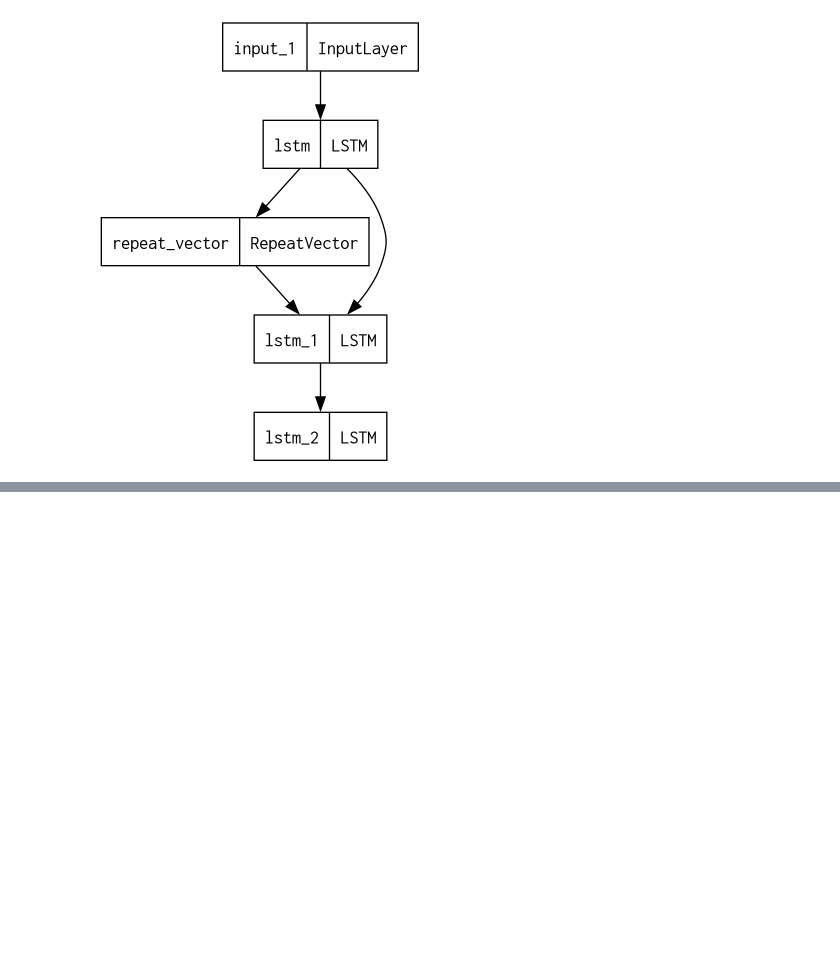
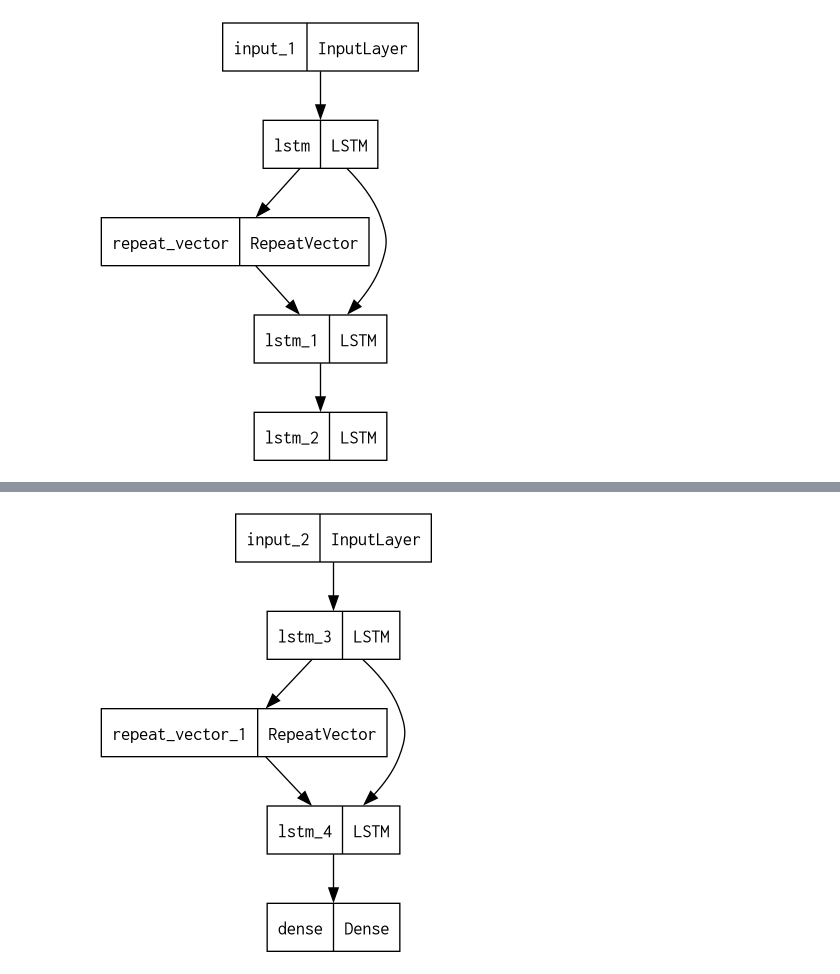
Before and after one commit to Gayara-Fernando/seq_2_seq, a Jupyter notebook: 0_plausible_seq_2_seq_Architectures.ipynb, the cells around one changed output, grey strips where cells are left out. Cells and saved outputs as stored; diff of their text form; code cells hidden in the pictures; blank space fills up the shorter version.

```diff
--- a/0_plausible_seq_2_seq_Architectures.ipynb
+++ b/0_plausible_seq_2_seq_Architectures.ipynb
@@ -94,0 +99,30 @@ tf.keras.utils.plot_model(proposed_seq2seq_0)
+# %%
+# Original architecture
+
+# Our story
+# We have 20 time points. At each time step we have 32 features - use the first 13 time steps to predict the output for the final 7 time steps
+input_ts = 13
+output_ts = 7
+input_features = 32
+output_features = 32
+
+# Let's build the model as follows
+
+# Encoder
+en_input = tf.keras.layers.Input(shape = (input_ts, input_features))
+
+en_lstm = tf.keras.layers.LSTM(64, activation = 'relu', return_state = True, return_sequences = False)
+
+en_output, en_state_h, en_state_c = en_lstm(en_input)
+
+# Decoder
+# repeat the context vector for the number of output timesteps
+de_input = tf.keras.layers.RepeatVector(output_ts)(en_output)
+
+de_lstm = tf.keras.layers.LSTM(64, activation = 'relu', return_state = False, return_sequences = True)
+
+de_output = de_lstm(de_input, initial_state = [en_state_h, en_state_c])
+
+dense_output = tf.keras.layers.Dense(output_features)(de_output)
+
+original_model = tf.keras.models.Model(inputs = en_input, outputs = dense_output)
@@ -94,0 +152,4 @@ tf.keras.utils.plot_model(proposed_seq2seq_0)
+# %%
+tf.keras.utils.plot_model(original_model)
+# %% [output]
+[figure, added]
```
Also changed, not shown: parts of 12 cells of this notebook.
